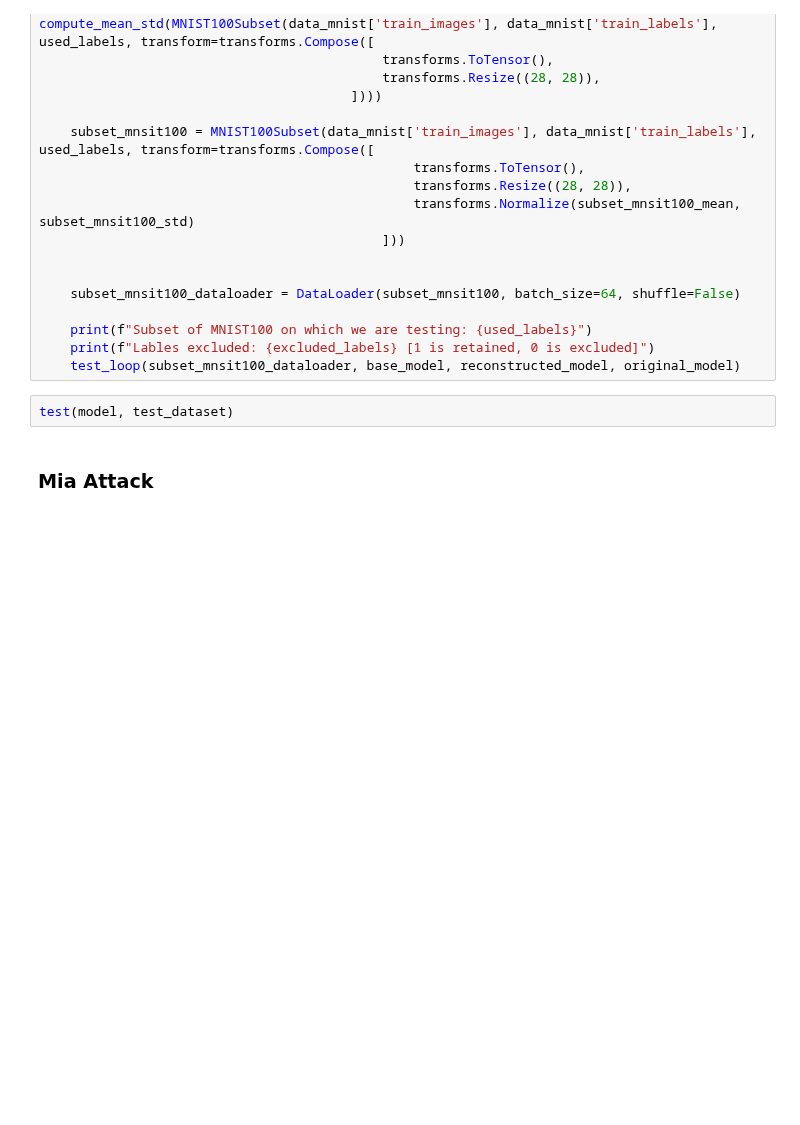
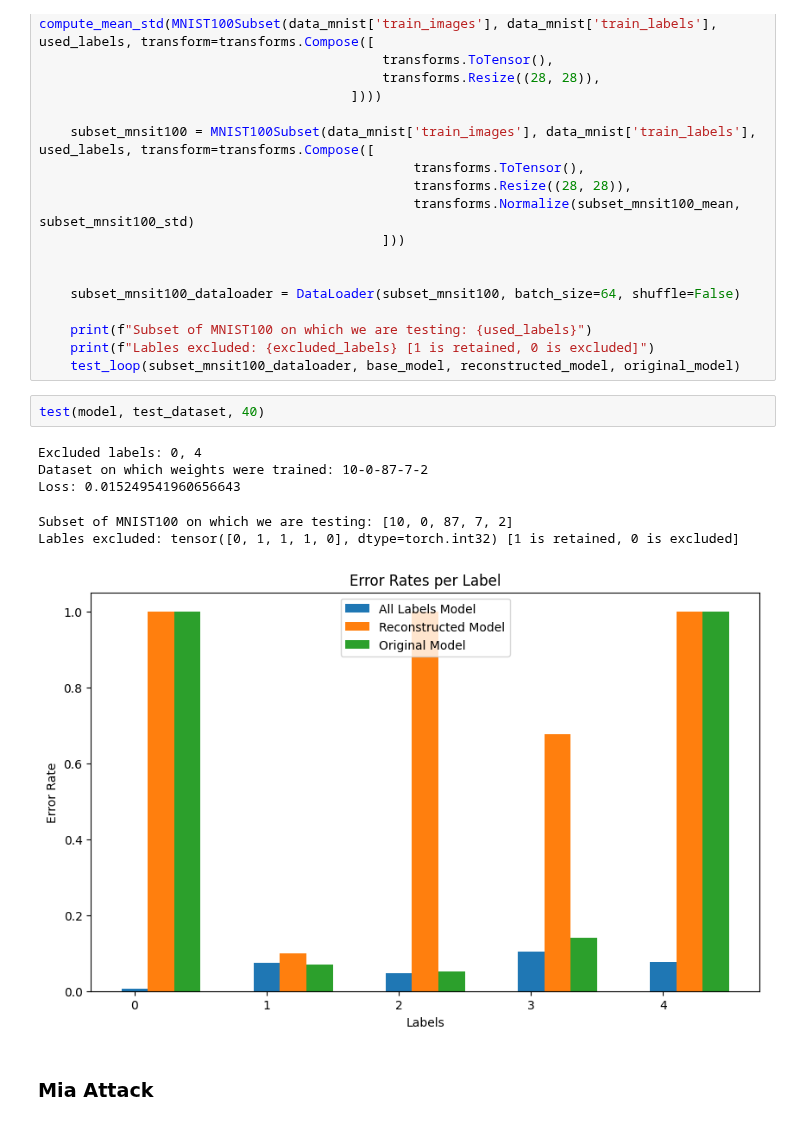
Before and after one commit to palmaaaa/AML, a Jupyter notebook: Practice/practice.ipynb, the cells around one changed output. Cells and saved outputs as stored; diff of their text form; blank space fills up the shorter version.

```diff
--- a/Practice/practice.ipynb
+++ b/Practice/practice.ipynb
@@ -2025,7 +2060,14 @@ def test(model, test_dataset, idx):
     print(f"Lables excluded: {excluded_labels} [1 is retained, 0 is excluded]")
     test_loop(subset_mnsit100_dataloader, base_model, reconstructed_model, original_model)
 # %%
-test(model, test_dataset)
+test(model, test_dataset, 40)
+# %% [output]
+Excluded labels: 0, 4
+Dataset on which weights were trained: 10-0-87-7-2
+Loss: 0.015249541960656643
+Subset of MNIST100 on which we are testing: [10, 0, 87, 7, 2]
+Lables excluded: tensor([0, 1, 1, 1, 0], dtype=torch.int32) [1 is retained, 0 is excluded]
+[figure, added]
 # %% [markdown]
 ### Mia Attack
 # %%
```
Also changed, not shown: parts of 12 cells of this notebook.
